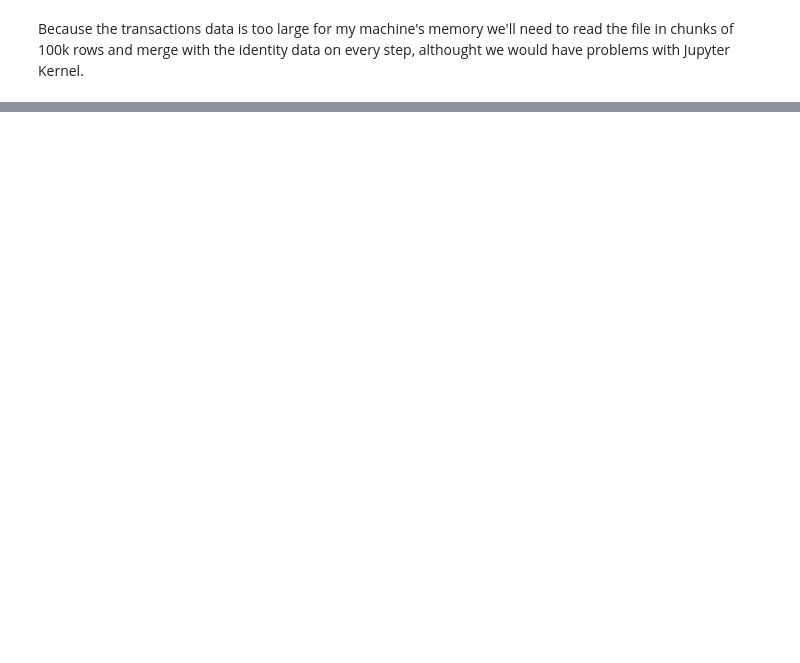
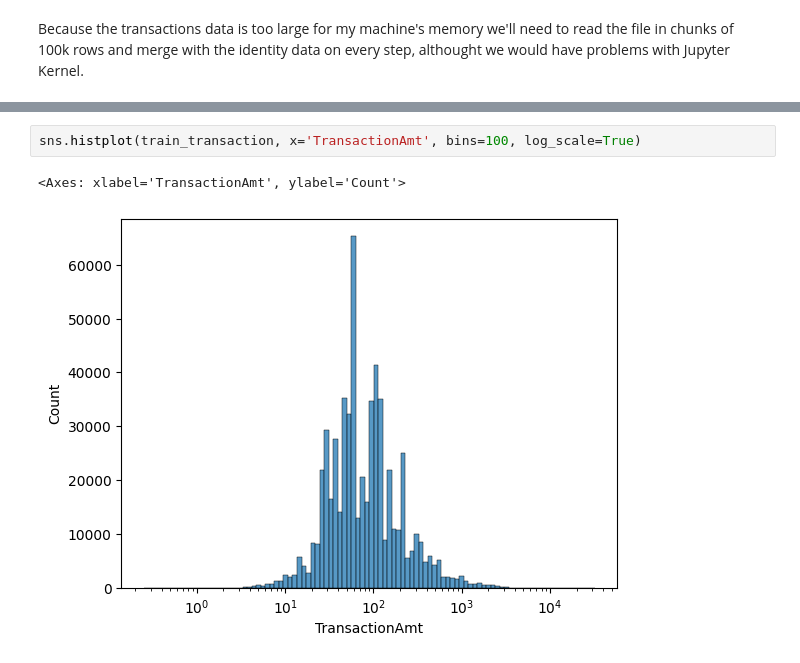
Before and after one commit to ianaraujo/puc-ciencia-dados, a Jupyter notebook: notebooks/01_data_exploration.ipynb, the cells around one changed output, grey strips where cells are left out. Cells and saved outputs as stored; diff of their text form; blank space fills up the shorter version.

```diff
--- a/notebooks/01_data_exploration.ipynb
+++ b/notebooks/01_data_exploration.ipynb
@@ -41,0 +91,5 @@ del train_identity, transaction_chunks
+# %%
+sns.histplot(train_transaction, x='TransactionAmt', bins=100, log_scale=True)
+# %% [output]
+<Axes: xlabel='TransactionAmt', ylabel='Count'>
+[figure, added]
```
Also changed, not shown: parts of 28 cells of this notebook, 6 other files.
